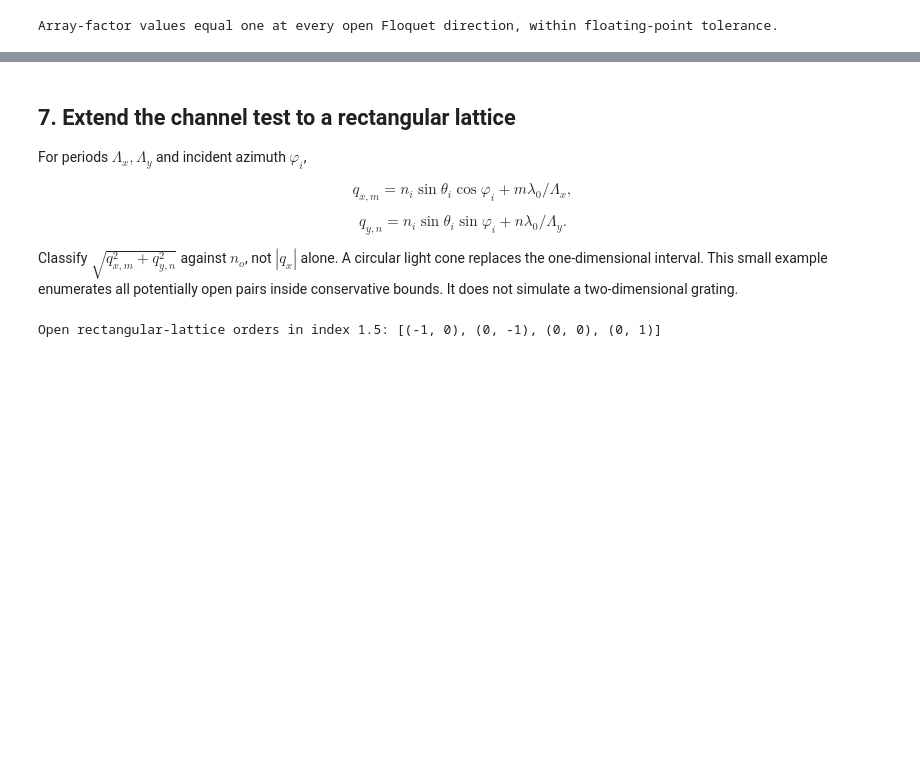
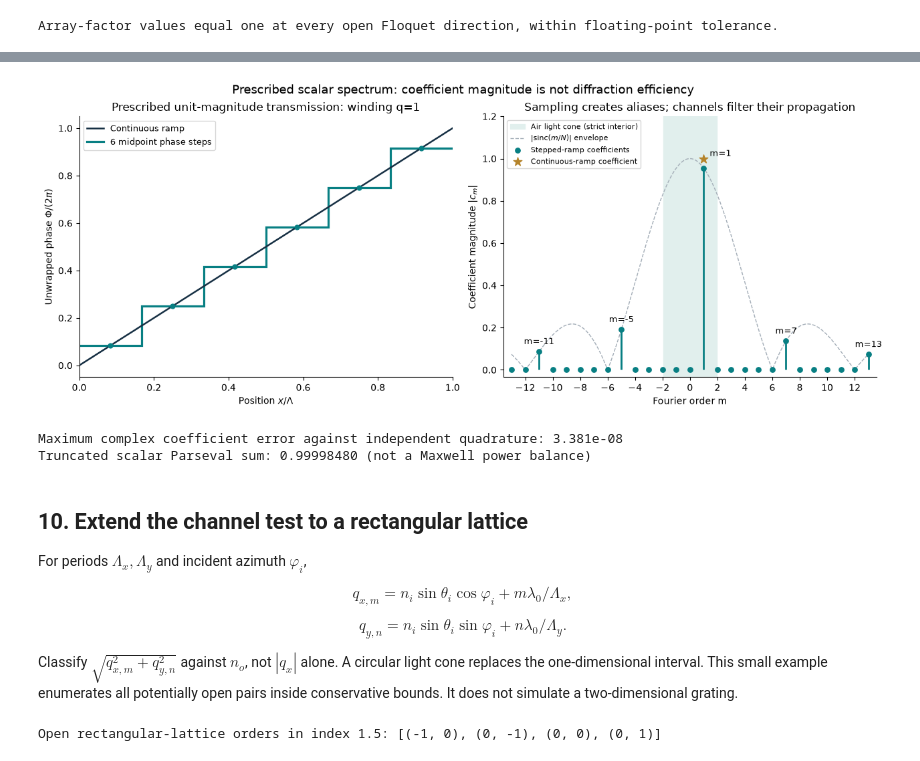
Before and after one commit to metasurface-ir/metasurfaces-book, a Jupyter notebook: notebooks/04-floquet-orders.ipynb, the cells around one changed output, grey strips where cells are left out. Drawn from its saved outputs; the diff is of its cells as text; code cells hidden in the pictures; blank space fills up the shorter version.

```diff
--- a/notebooks/04-floquet-orders.ipynb
+++ b/notebooks/04-floquet-orders.ipynb
@@ -331,5 +523,69 @@ Array-factor values equal one at every open Floquet direction, within floating-p
+# %%
+PHASE_STEPS, PHASE_WINDING = 6, 1
+SPECTRAL_PERIOD_UM, SPECTRAL_WAVELENGTH_UM, SPECTRAL_OUTPUT_INDEX = 3.0, 1.55, 1.0
+assert isinstance(PHASE_STEPS, int) and PHASE_STEPS >= 2
+assert isinstance(PHASE_WINDING, int)
+spectral_m = np.arange(-2*PHASE_STEPS-1, 2*PHASE_STEPS+2)
+
+def sampled_phase_coefficients(orders, steps, winding):
+    orders = np.asarray(orders, dtype=int)
+    centers = (np.arange(steps)+.5)/steps
+    return np.sinc(orders/steps)*np.mean(np.exp(2j*np.pi*(winding-orders[:, None])*centers), axis=1)
+
+coefficients = sampled_phase_coefficients(spectral_m, PHASE_STEPS, PHASE_WINDING)
+allowed_alias = (spectral_m-PHASE_WINDING) % PHASE_STEPS == 0
+expected = np.zeros_like(coefficients)
+ell = (spectral_m[allowed_alias]-PHASE_WINDING)//PHASE_STEPS
+expected[allowed_alias] = (-1.)**ell*np.sinc(spectral_m[allowed_alias]/PHASE_STEPS)
+assert np.allclose(coefficients, expected, atol=1e-14)
+# Independent quadrature: evaluate actual t(x), not the integrated formula.
+quadrature_points = PHASE_STEPS*4096
+u_quad = (np.arange(quadrature_points)+.5)/quadrature_points
+t_quad = np.exp(2j*np.pi*PHASE_WINDING*(np.floor(u_quad*PHASE_STEPS)+.5)/PHASE_STEPS)
+quadrature = np.array([np.mean(t_quad*np.exp(-2j*np.pi*m*u_quad)) for m in spectral_m])
+quadrature_error = float(np.max(np.abs(coefficients-quadrature)))
+assert quadrature_error < 1e-7
+# Parseval is a scalar Fourier identity, not electromagnetic energy conservation.
+wide_orders = np.arange(-20000, 20001)
+parseval_sum = np.sum(np.abs(sampled_phase_coefficients(wide_orders, PHASE_STEPS, PHASE_WINDING))**2)
+assert abs(parseval_sum-1) < 1e-4
+if PHASE_STEPS == 6 and PHASE_WINDING == 1:
+    assert np.isclose(abs(coefficients[spectral_m == 1][0])**2, .91189065278104)
+
+fig, axes = plt.subplots(1, 2, figsize=(12.6, 4.9), constrained_layout=True)
+edges = np.linspace(0, 1, PHASE_STEPS+1)
+centers = (np.arange(PHASE_STEPS)+.5)/PHASE_STEPS
+phase_mid = PHASE_WINDING*centers
+axes[0].plot([0, 1], [0, PHASE_WINDING], color='#173044', lw=1.8, label='Continuous ramp')
+axes[0].stairs(phase_mid, edges, baseline=None, color='#087f83', lw=2.3, label=f'{PHASE_STEPS} midpoint phase steps')
+axes[0].scatter(centers, phase_mid, s=24, color='#087f83', zorder=3)
+axes[0].set(xlabel=r'Position $x/\Lambda$', ylabel=r'Unwrapped phase $\Phi/(2\pi)$', xlim=(0, 1),
+            title=f'Prescribed unit-magnitude transmission: winding q={PHASE_WINDING}')
+axes[0].legend(fontsize=9)
+open_limit = SPECTRAL_OUTPUT_INDEX*SPECTRAL_PERIOD_UM/SPECTRAL_WAVELENGTH_UM
+axes[1].axvspan(-open_limit, open_limit, color='#e1efed', label='Air light cone (strict interior)')
+envelope_m = np.linspace(spectral_m.min(), spectral_m.max(), 801)
+axes[1].plot(envelope_m, np.abs(np.sinc(envelope_m/PHASE_STEPS)), '--', color='#a4aeb8', lw=1, label=r'$|\mathrm{sinc}(m/N)|$ envelope')
+axes[1].vlines(spectral_m, 0, np.abs(coefficients), color='#087f83', lw=2)
+axes[1].scatter(spectral_m, np.abs(coefficients), color='#087f83', s=28, zorder=3, label='Stepped-ramp coefficients')
+axes[1].scatter([PHASE_WINDING], [1], marker='*', s=90, color='#b5842b', zorder=4, label='Continuous-ramp coefficient')
+for m, c in zip(spectral_m, coefficients):
+    if abs(c) > .05:
+        axes[1].annotate(f'm={m}', (m, abs(c)), xytext=(18, 13) if m == PHASE_WINDING else (0, 8), textcoords='offset points', ha='center', fontsize=9)
+axes[1].set(xlabel='Fourier order m', ylabel=r'Coefficient magnitude $|c_m|$', ylim=(-.035, 1.2),
+            xlim=(spectral_m.min()-.6, spectral_m.max()+.6), title='Sampling creates aliases; channels filter their propagation')
+axes[1].set_xticks(np.arange(-2*PHASE_STEPS, 2*PHASE_STEPS+1, 2))
+axes[1].legend(fontsize=8, loc='upper left')
+fig.suptitle('Prescribed scalar spectrum: coefficient magnitude is not diffraction efficiency', fontsize=13)
+plt.show()
+print(f'Maximum complex coefficient error against independent quadrature: {quadrature_error:.3e}')
+print(f'Truncated scalar Parseval sum: {parseval_sum:.8f} (not a Maxwell power balance)')
+# %% [output]
+[figure, added]
+Maximum complex coefficient error against independent quadrature: 3.381e-08
+Truncated scalar Parseval sum: 0.99998480 (not a Maxwell power balance)
 # %% [markdown]
-## 7. Extend the channel test to a rectangular lattice
+## 10. Extend the channel test to a rectangular lattice
 
 For periods $\Lambda_x,\Lambda_y$ and incident azimuth $\varphi_i$,
 
```
Also changed, not shown: parts of 12 cells of this notebook, 20 other files.
